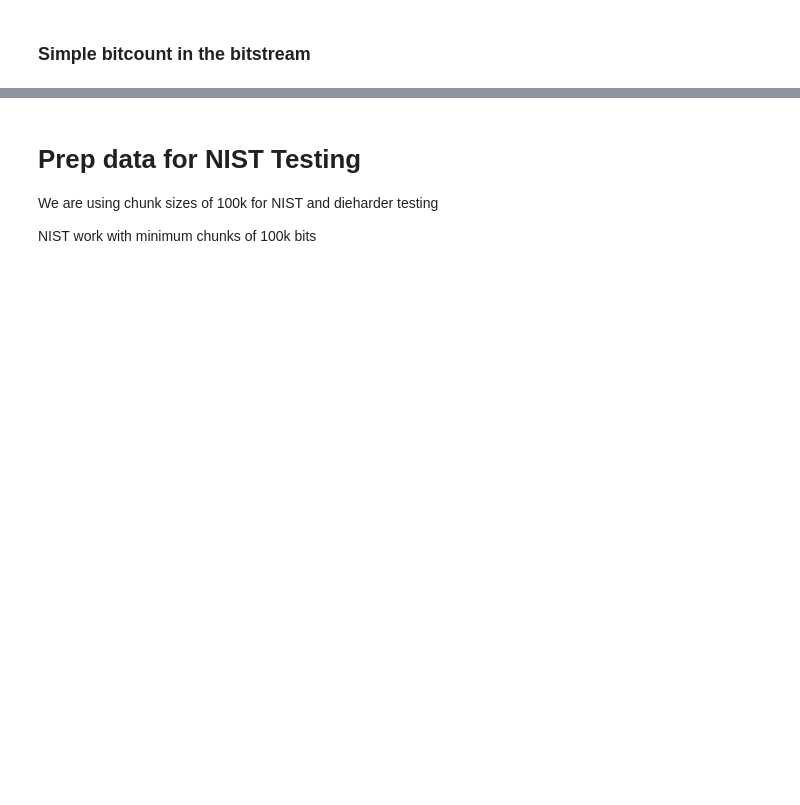
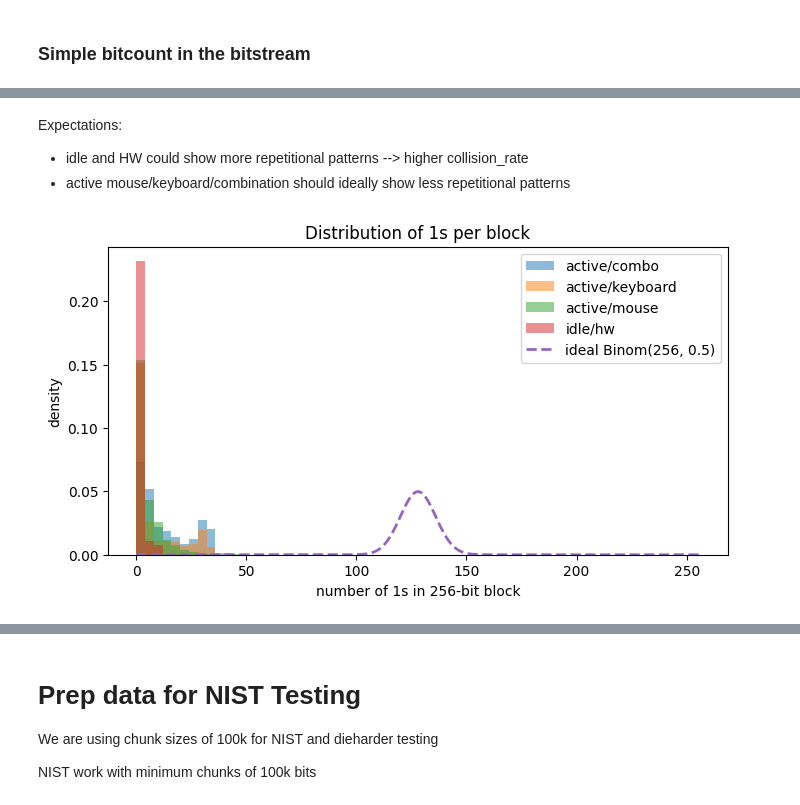
Before and after one commit to NielsHes/RNG_peripherals, a Jupyter notebook: basic_analysis.ipynb, the cells around one changed output, grey strips where cells are left out. Saved outputs shown, nothing was run; the diff lists cells and outputs as text; code cells hidden in the pictures; blank space fills up the shorter version.

```diff
--- a/basic_analysis.ipynb
+++ b/basic_analysis.ipynb
@@ -125,0 +291,35 @@ n_bits: 256000 , frac_ones: 0.4999609375 , runs: 128080
+# %% [markdown]
+Expectations:
+
+- idle and HW could show more repetitional patterns --> higher collision_rate
+- active mouse/keyboard/combination should ideally show less repetitional patterns
+# %%
+# count 1's per block
+df_blocks["ones_count"] = df_blocks["block"].apply(
+    lambda b: np.fromiter(b, dtype=np.uint8).sum()
+)
+
+plt.figure(figsize=(8, 4))
+for (scenario, source), g in df_blocks.groupby(["scenario", "source"]):
+    plt.hist(
+        g["ones_count"],
+        bins=range(0, 257, 4),
+        alpha=0.5,
+        label=f"{scenario}/{source}",
+        density=True,
+    )
+
+# Theoretical reference (Binom(256, 0.5))
+from scipy.stats import binom
+
+k = np.arange(0, 257)
+pmf = binom.pmf(k, 256, 0.5)
+plt.plot(k, pmf, linestyle="--", linewidth=2, label="ideal Binom(256, 0.5)")
+
+plt.xlabel("number of 1s in 256-bit block")
+plt.ylabel("density")
+plt.title("Distribution of 1s per block")
+plt.legend()
+plt.show()
+# %% [output]
+[figure, added]
```
Also changed, not shown: parts of 26 cells of this notebook.
